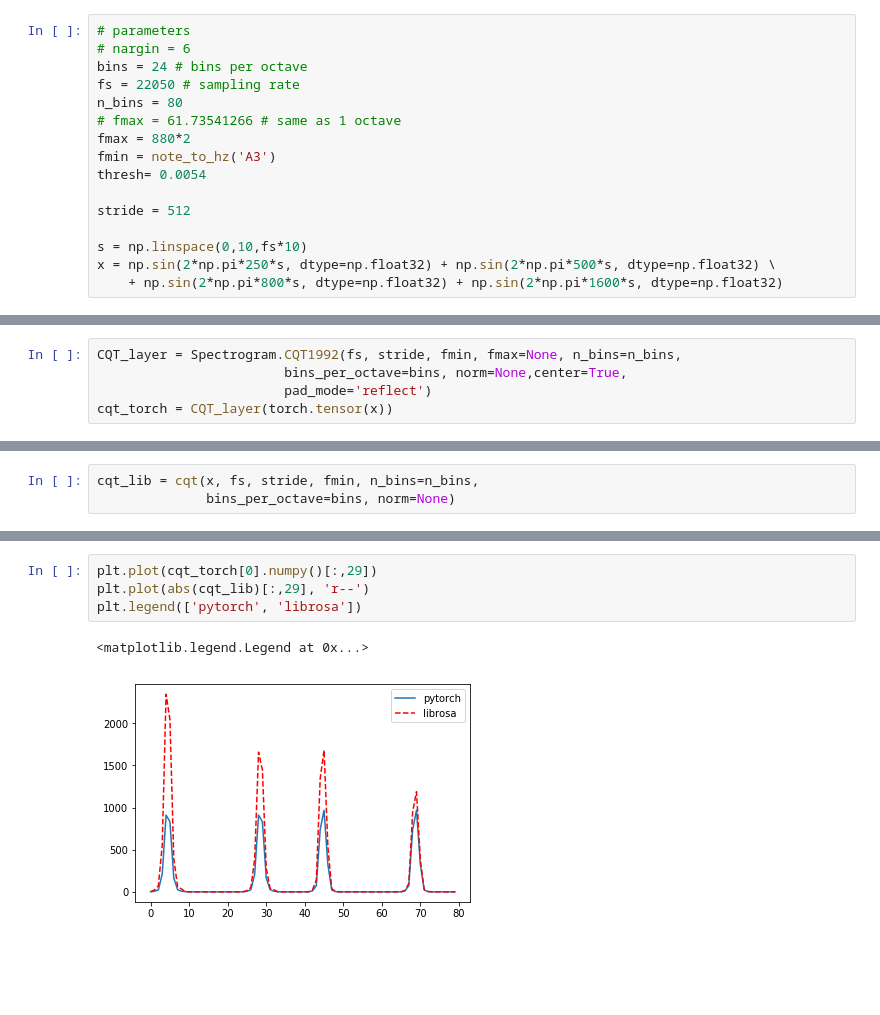
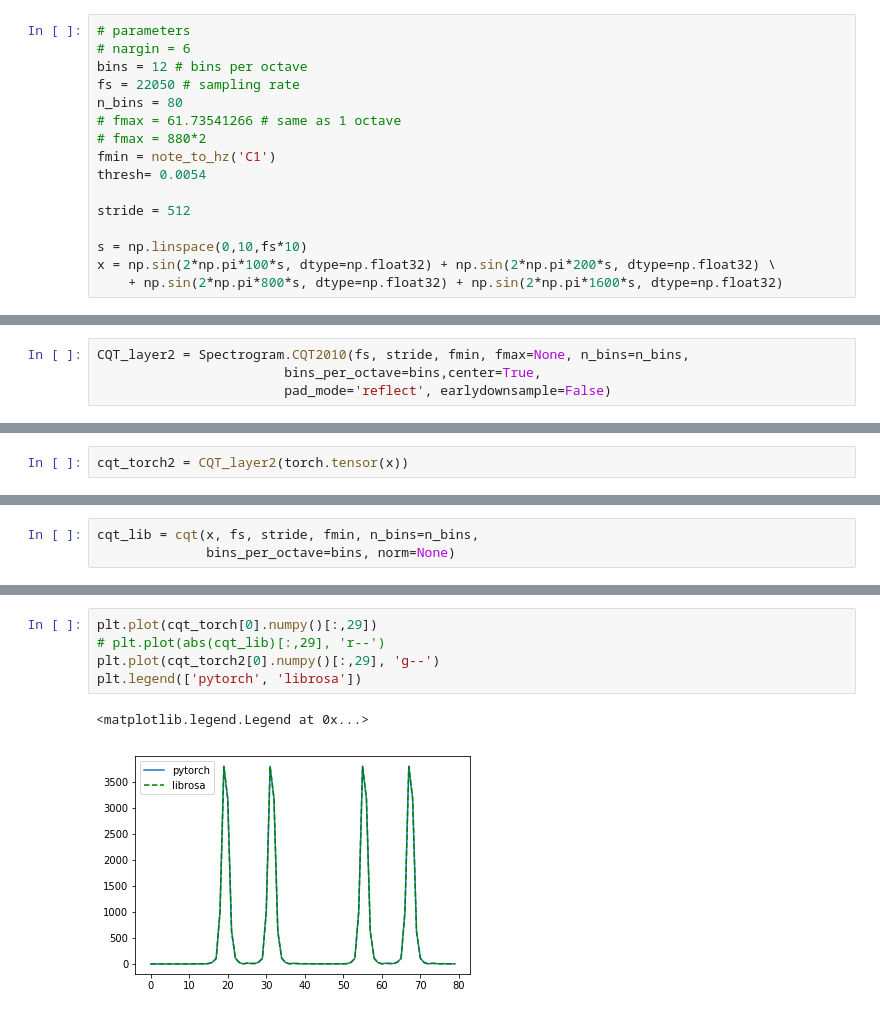
Before and after one commit to KinWaiCheuk/nnAudio, a Jupyter notebook: CQT.ipynb, the cells around one changed output, grey strips where cells are left out. Drawn from its saved outputs; the diff is of its cells as text; blank space fills up the shorter version.

```diff
--- a/CQT.ipynb
+++ b/CQT.ipynb
@@ -9,18 +10,18 @@ import torch
 # %%
 # parameters
 # nargin = 6
-bins = 24 # bins per octave
+bins = 12 # bins per octave
 fs = 22050 # sampling rate
 n_bins = 80
 # fmax = 61.73541266 # same as 1 octave
-fmax = 880*2
-fmin = note_to_hz('A3')
+# fmax = 880*2
+fmin = note_to_hz('C1')
 thresh= 0.0054
 
 stride = 512
 
 s = np.linspace(0,10,fs*10)
-x = np.sin(2*np.pi*250*s, dtype=np.float32) + np.sin(2*np.pi*500*s, dtype=np.float32) \
+x = np.sin(2*np.pi*100*s, dtype=np.float32) + np.sin(2*np.pi*200*s, dtype=np.float32) \
     + np.sin(2*np.pi*800*s, dtype=np.float32) + np.sin(2*np.pi*1600*s, dtype=np.float32)
 # %%
 def cqt_filter_fft(sr, fmin, n_bins, bins_per_octave, tuning,
@@ -94,5 +73,4 @@ plt.plot(fft_basis.toarray()[0].real)
 # %%
-CQT_layer = Spectrogram.CQT1992(fs, stride, fmin, fmax=None, n_bins=n_bins,
-                        bins_per_octave=bins, norm=None,center=True,
-                        pad_mode='reflect')
-cqt_torch = CQT_layer(torch.tensor(x))
+CQT_layer2 = Spectrogram.CQT2010(fs, stride, fmin, fmax=None, n_bins=n_bins,
+                        bins_per_octave=bins,center=True,
+                        pad_mode='reflect', earlydownsample=False)
@@ -98,0 +85,2 @@ cqt_torch = CQT_layer(torch.tensor(x))
+# %%
+cqt_torch2 = CQT_layer2(torch.tensor(x))
@@ -116,7 +119,8 @@ plt.imshow(abs(cqt_lib),aspect='auto', origin='lower')
 # %%
 plt.plot(cqt_torch[0].numpy()[:,29])
-plt.plot(abs(cqt_lib)[:,29], 'r--')
+# plt.plot(abs(cqt_lib)[:,29], 'r--')
+plt.plot(cqt_torch2[0].numpy()[:,29], 'g--')
 plt.legend(['pytorch', 'librosa'])
 # %% [output]
 <matplotlib.legend.Legend at 0x...>
-[figure, old version]
+[figure, new version]
```
Also changed, not shown: parts of 11 cells of this notebook, 4 other files.
